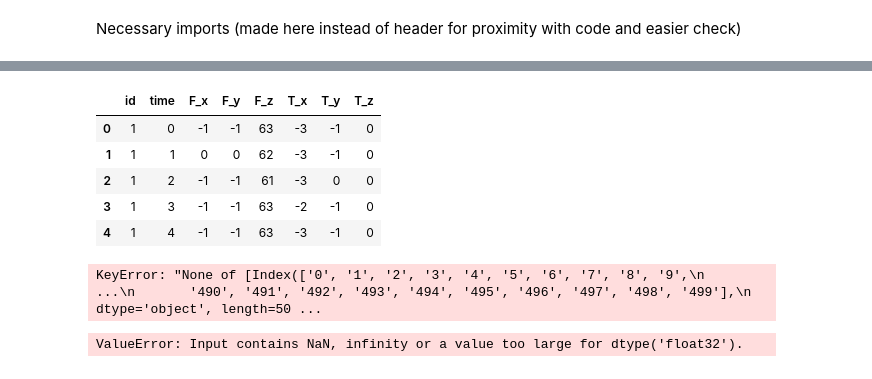
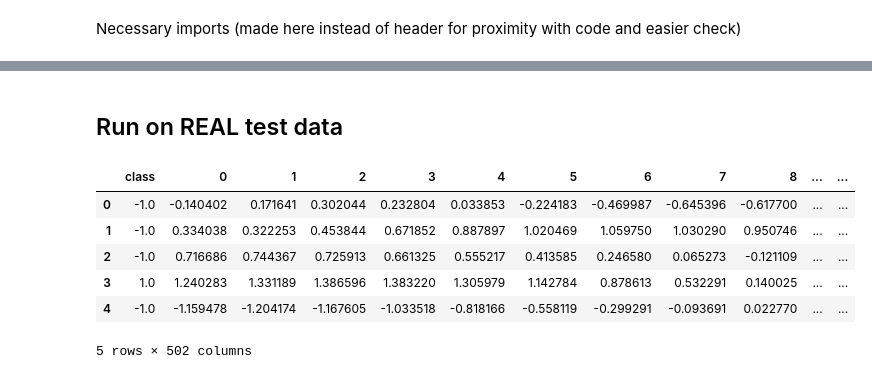
Before and after one commit to seoruosa/ml-study-group, a Jupyter notebook: notebooks/2020-08-29-aac-forda-ts-classification-approaches-with-pipeline.ipynb, the cells around one changed output, grey strips where cells are left out. Saved outputs shown, nothing was run; the diff lists cells and outputs as text; code cells hidden in the pictures.

```diff
--- a/notebooks/2020-08-29-aac-forda-ts-classification-approaches-with-pipeline.ipynb
+++ b/notebooks/2020-08-29-aac-forda-ts-classification-approaches-with-pipeline.ipynb
@@ -342,19 +287,13 @@ Name: class, Length: 75, dtype: float64
-# %%
-df_ts.head()
-# %% [output]
-|  | id | time | F_x | F_y | F_z | T_x | T_y | T_z |
-| 0 | 1 | 0 | -1 | -1 | 63 | -3 | -1 | 0 |
-| 1 | 1 | 1 | 0 | 0 | 62 | -3 | -1 | 0 |
-| 2 | 1 | 2 | -1 | -1 | 61 | -3 | 0 | 0 |
-| 3 | 1 | 3 | -1 | -1 | 63 | -2 | -1 | 0 |
-| 4 | 1 | 4 | -1 | -1 | 63 | -3 | -1 | 0 |
-# %%
-pipeline.set_params(augmenter__timeseries_container=df_ts)
-pipeline.fit(train_X, train_y)
-# %% [output]
-KeyError: "None of [Index(['0', '1', '2', '3', '4', '5', '6', '7', '8', '9',\n       ...\n       '490', '491', '492', '493', '494', '495', '496', '497', '498', '499'],\n      dtype='object', length=50 ...
-# %%
-pipeline.set_params(augmenter__timeseries_container=df_ts)
-pipeline.score(test_X, test_y)
-# %% [output]
-ValueError: Input contains NaN, infinity or a value too large for dtype('float32').
+# %% [markdown]
+## Run on REAL test data
+# %%
+test_data = pd.read_csv('../data/extracted/FordA_TEST.csv.gz')
+test_data.head()
+# %% [output]
+|  | class | 0 | 1 | 2 | 3 | 4 | 5 | 6 | 7 | 8 | ... | ... |
+| 0 | -1.0 | -0.140402 | 0.171641 | 0.302044 | 0.232804 | 0.033853 | -0.224183 | -0.469987 | -0.645396 | -0.617700 | ... | ... |
+| 1 | -1.0 | 0.334038 | 0.322253 | 0.453844 | 0.671852 | 0.887897 | 1.020469 | 1.059750 | 1.030290 | 0.950746 | ... | ... |
+| 2 | -1.0 | 0.716686 | 0.744367 | 0.725913 | 0.661325 | 0.555217 | 0.413585 | 0.246580 | 0.065273 | -0.121109 | ... | ... |
+| 3 | 1.0 | 1.240283 | 1.331189 | 1.386596 | 1.383220 | 1.305979 | 1.142784 | 0.878613 | 0.532291 | 0.140025 | ... | ... |
+| 4 | -1.0 | -1.159478 | -1.204174 | -1.167605 | -1.033518 | -0.818166 | -0.558119 | -0.299291 | -0.093691 | 0.022770 | ... | ... |
+5 rows × 502 columns
```
Also changed, not shown: parts of 44 cells of this notebook, 1 other file.
